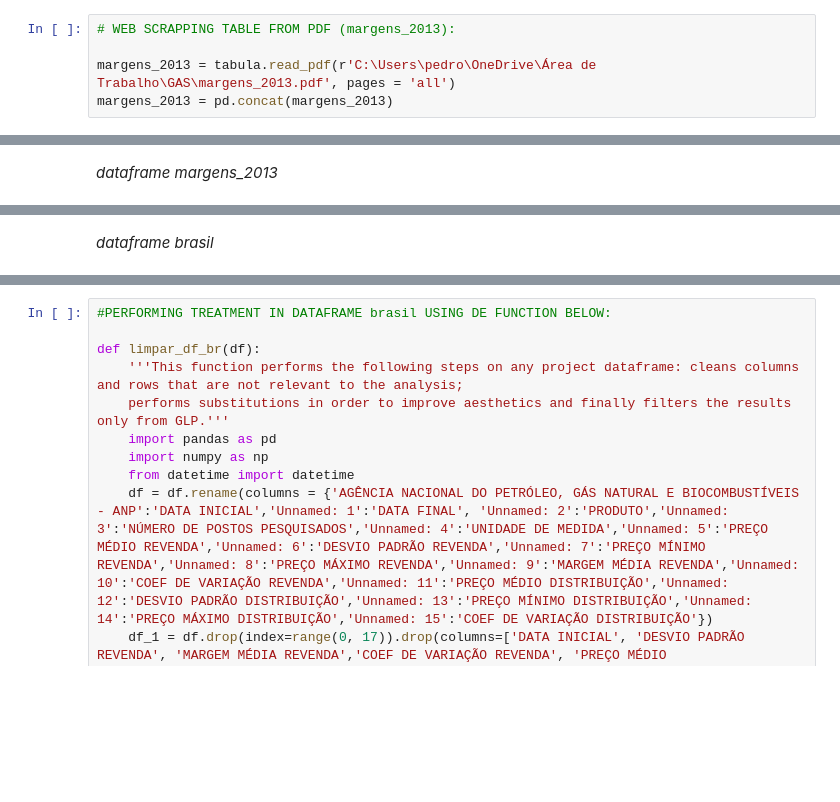
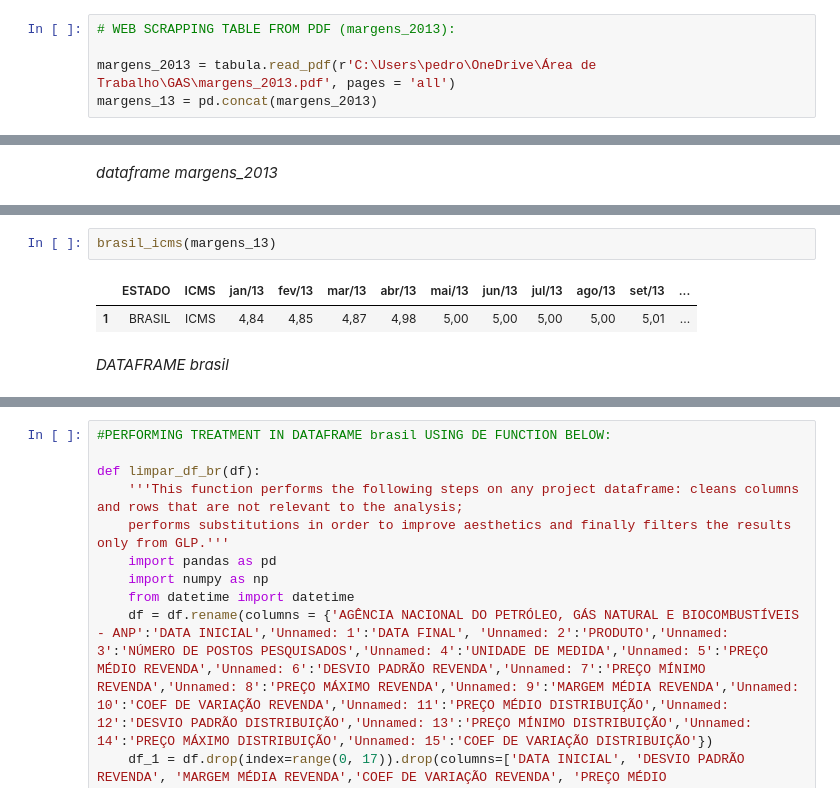
Before and after one commit to PedroPavanii/GAS, a Jupyter notebook: gas.ipynb, the cells around one changed output, grey strips where cells are left out. Saved outputs shown, nothing was run; the diff lists cells and outputs as text; blank space fills up the shorter version.

Commit message:
margens_13

```diff
--- a/gas.ipynb
+++ b/gas.ipynb
@@ -35,7 +27,7 @@ df_salario = pd.read_html(html)[0]
 # WEB SCRAPPING TABLE FROM PDF (margens_2013):
 
 margens_2013 = tabula.read_pdf(r'C:\Users\pedro\OneDrive\Área de Trabalho\GAS\margens_2013.pdf', pages = 'all')
-margens_2013 = pd.concat(margens_2013)
+margens_13 = pd.concat(margens_2013)
 # %%
 # WEB SCRAPPING TABLE FROM PDF (margens_2023):
 
@@ -168,5 +169,10 @@ SyntaxError: unexpected EOF while parsing (1470081950.py, line 6)
+# %%
+brasil_icms(margens_13)
+# %% [output]
+|  | ESTADO | ICMS | jan/13 | fev/13 | mar/13 | abr/13 | mai/13 | jun/13 | jul/13 | ago/13 | set/13 | ... |
+| 1 | BRASIL | ICMS | 4,84 | 4,85 | 4,87 | 4,98 | 5,00 | 5,00 | 5,00 | 5,00 | 5,01 | ... |
 # %% [markdown]
-*dataframe brasil*
+*DATAFRAME brasil*
 # %%
 #EXPLORING THE brasil DATAFRAME:
 brasil.head()
```
Also changed, not shown: parts of 37 cells of this notebook.
